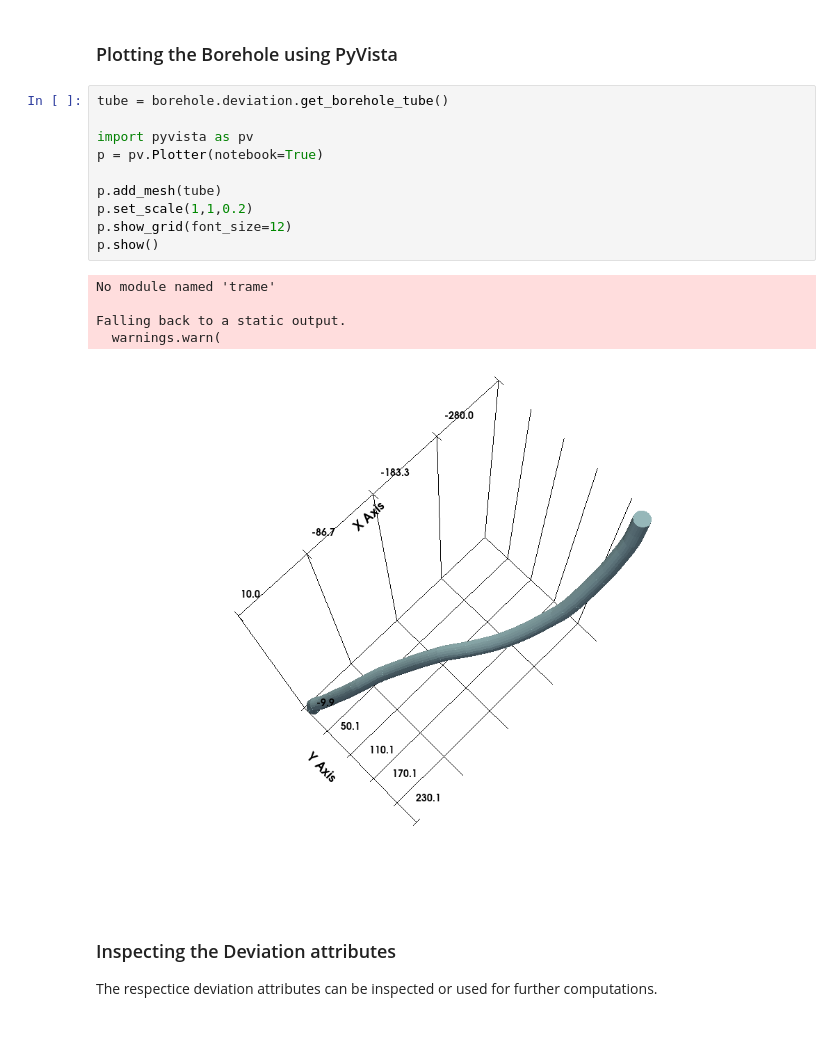
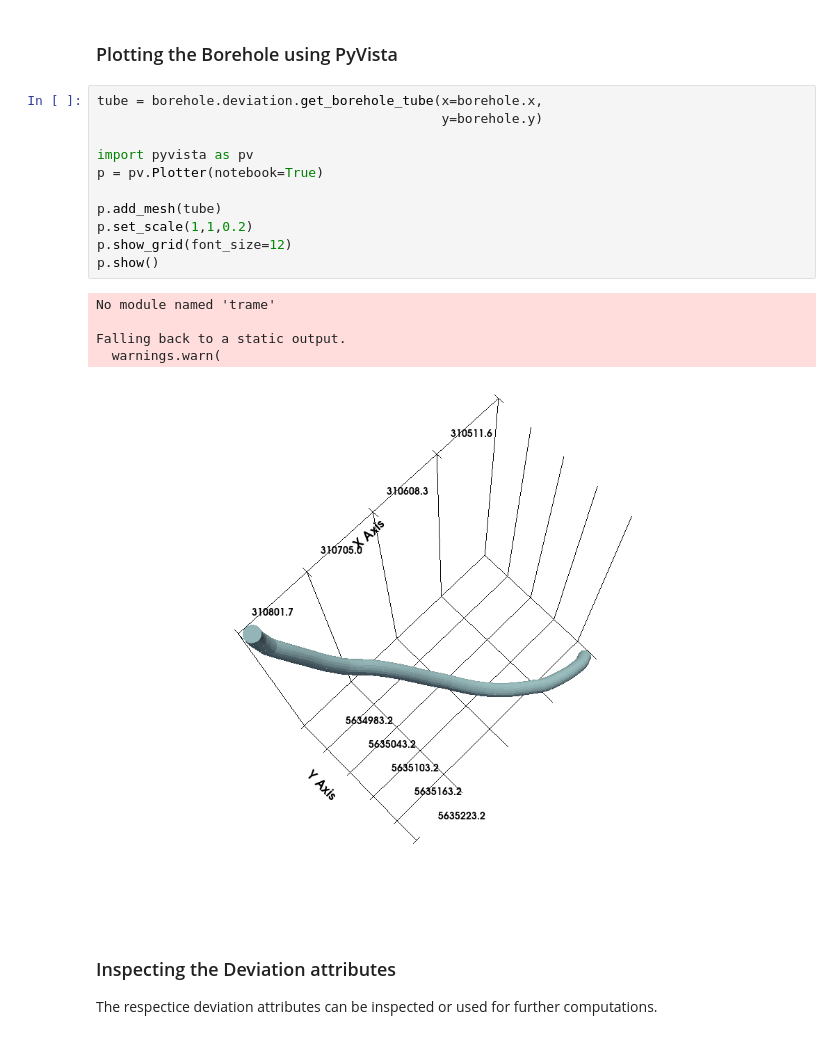
Before and after one commit to AlexanderJuestel/pyborehole, a Jupyter notebook: notebooks/borehole.ipynb, the cells around one changed output. Cells and saved outputs as stored; diff of their text form.

```diff
--- a/notebooks/borehole.ipynb
+++ b/notebooks/borehole.ipynb
@@ -188,21 +188,22 @@ borehole.deviation.plot_deviation_3d()
 # %% [markdown]
 ### Plotting the Borehole using PyVista
 # %%
-tube = borehole.deviation.get_borehole_tube()
+tube = borehole.deviation.get_borehole_tube(x=borehole.x,
+                                            y=borehole.y)
 
 import pyvista as pv
 p = pv.Plotter(notebook=True)
 
 p.add_mesh(tube)
 p.set_scale(1,1,0.2)
 p.show_grid(font_size=12)
 p.show()
 # %% [output]
 No module named 'trame'
 
 Falling back to a static output.
   warnings.warn(
-[figure, old version]
+[figure, new version]
 # %% [markdown]
 ### Inspecting the Deviation attributes
 
```
Also changed, not shown: parts of 18 cells of this notebook, 2 other files.
